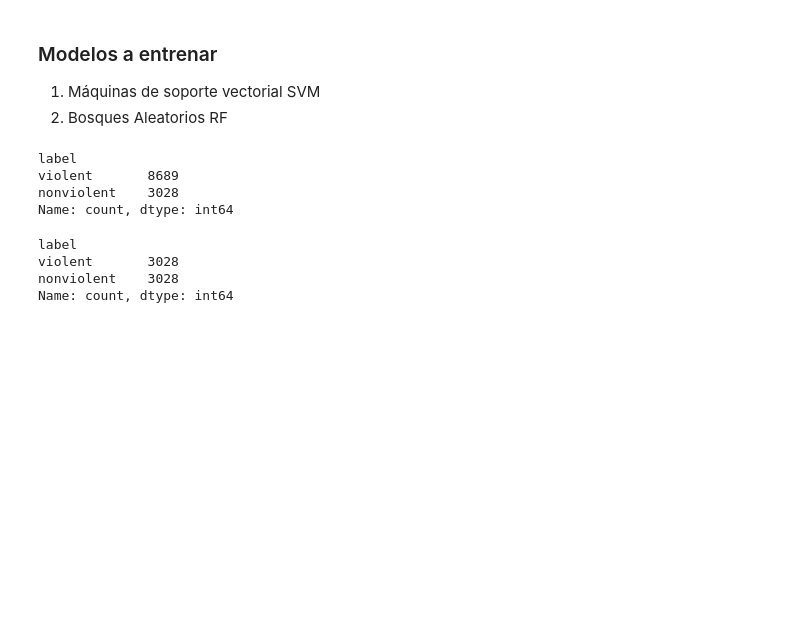
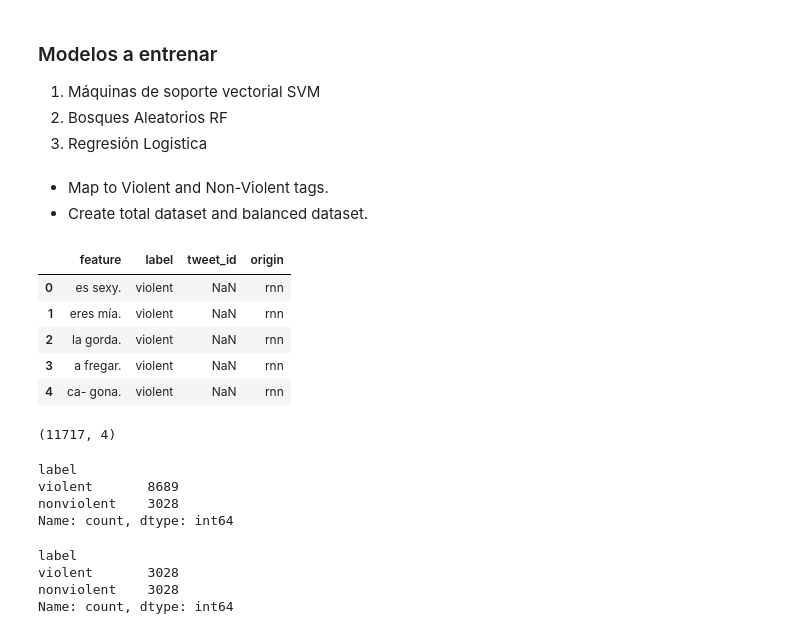
Before and after one commit to PacoBahena/hate_detection, a Jupyter notebook: ia_hate/models/models.ipynb, the cells around one changed output. Cells and saved outputs as stored; diff of their text form; code cells hidden in the pictures; blank space fills up the shorter version.

```diff
--- a/ia_hate/models/models.ipynb
+++ b/ia_hate/models/models.ipynb
@@ -3,6 +3,7 @@
 
 1. Máquinas de soporte vectorial SVM
 2. Bosques Aleatorios RF
+3. Regresión Logistica
 # %%
 from pprint import pprint
 import pandas as pd
@@ -35,6 +39,9 @@ def balanceDF(df,labels_dict):
 
 cm_labels = ['violent', 'nonviolent']
 cm_columns = ['Predicted violent', 'predicted nonviolent']
+# %% [markdown]
+* Map to Violent and Non-Violent tags.
+* Create total dataset and balanced dataset.
 # %%
 
 
@@ -51,3 +62,16 @@ bdf = balanceDF(df,labels_dict)
+# %%
+df.head()
+# %% [output]
+|  | feature | label | tweet_id | origin |
+| 0 | es sexy. | violent | NaN | rnn |
+| 1 | eres mía. | violent | NaN | rnn |
+| 2 | la gorda. | violent | NaN | rnn |
+| 3 | a fregar. | violent | NaN | rnn |
+| 4 | ca- gona. | violent | NaN | rnn |
+# %%
+df.shape
+# %% [output]
+(11717, 4)
 # %%
 df.label.value_counts()
 # %% [output]
```
Also changed, not shown: parts of 32 cells of this notebook, 4 other files.
